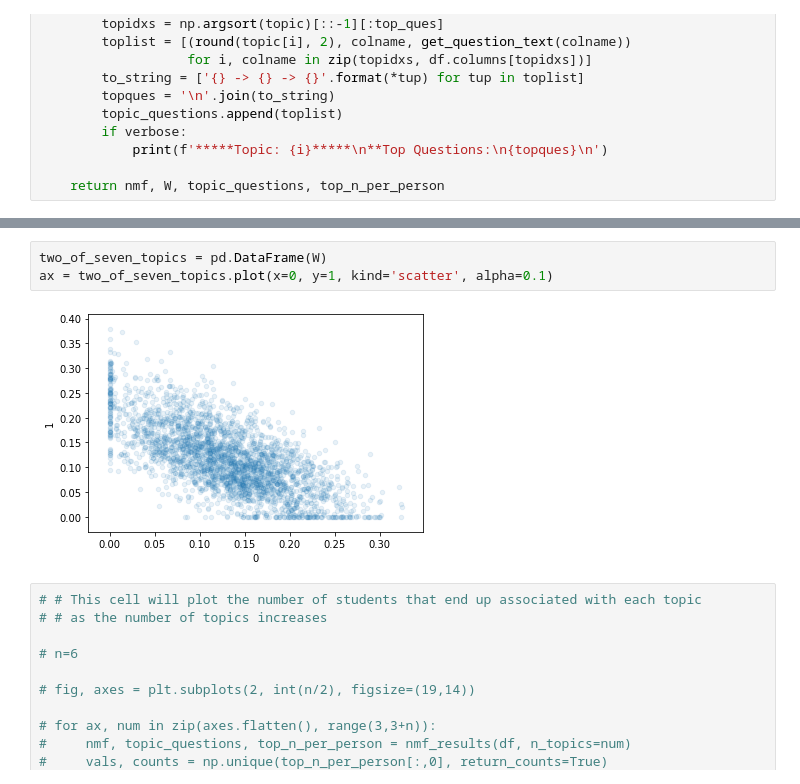
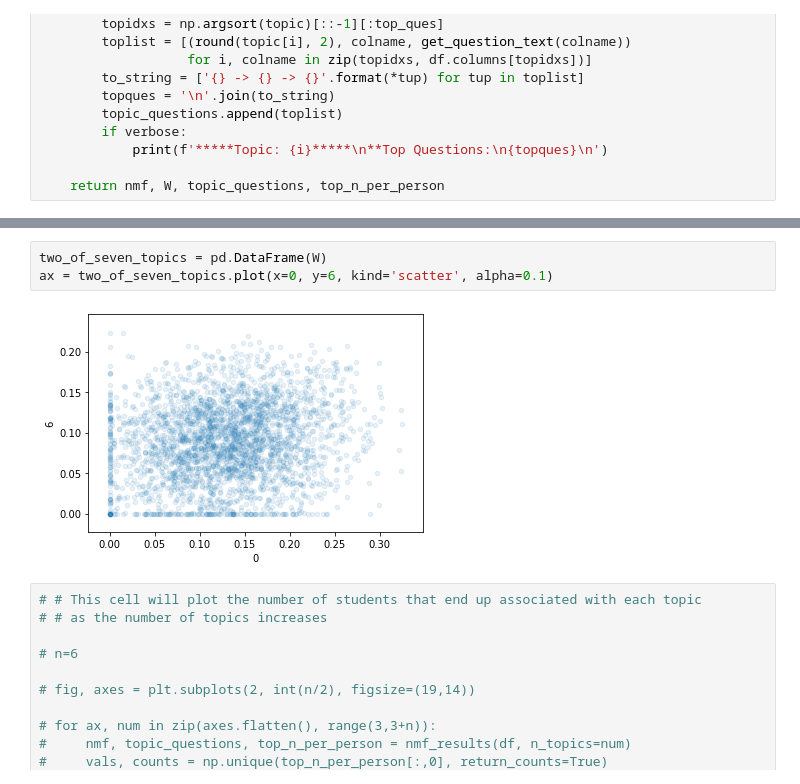
Before and after one commit to anthonybaulo/emerging-adulthood-psych-study, a Jupyter notebook: dev/EAMMI_3_nmf.ipynb, the cells around one changed output, grey strips where cells are left out. Drawn from its saved outputs; the diff is of its cells as text.

```diff
--- a/dev/EAMMI_3_cluster.ipynb
+++ b/dev/EAMMI_3_nmf.ipynb
@@ -155,9 +155,9 @@ nmf, W, topic_questions, top_n_per_person = nmf_results(df, n_topics=7, top_ques
 3.05 -> mindful_11 -> I find myself listening to someone with one ear, doing something else at the same time.
 # %%
 two_of_seven_topics = pd.DataFrame(W)
-ax = two_of_seven_topics.plot(x=0, y=1, kind='scatter', alpha=0.1)
+ax = two_of_seven_topics.plot(x=0, y=6, kind='scatter', alpha=0.1)
 # %% [output]
-[figure, old version]
+[figure, new version]
 # %%
 # # This cell will plot the number of students that end up associated with each topic
 # # as the number of topics increases
```
Also changed, not shown: parts of 1 cell of this notebook, 1 other file.
